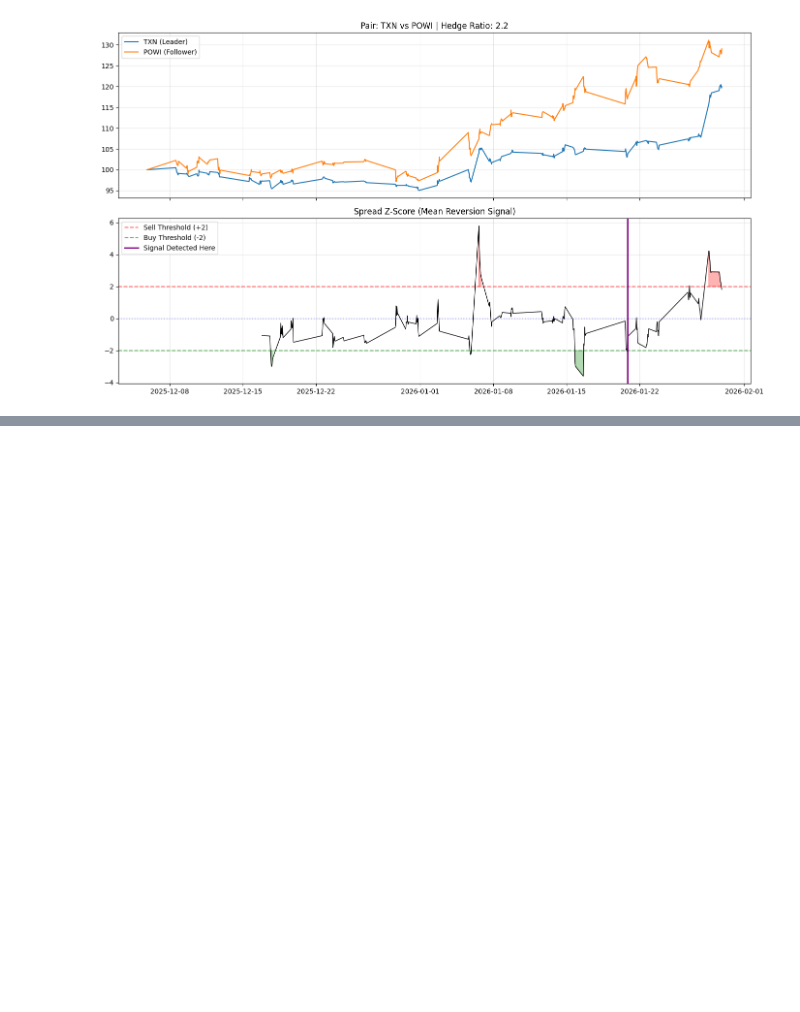
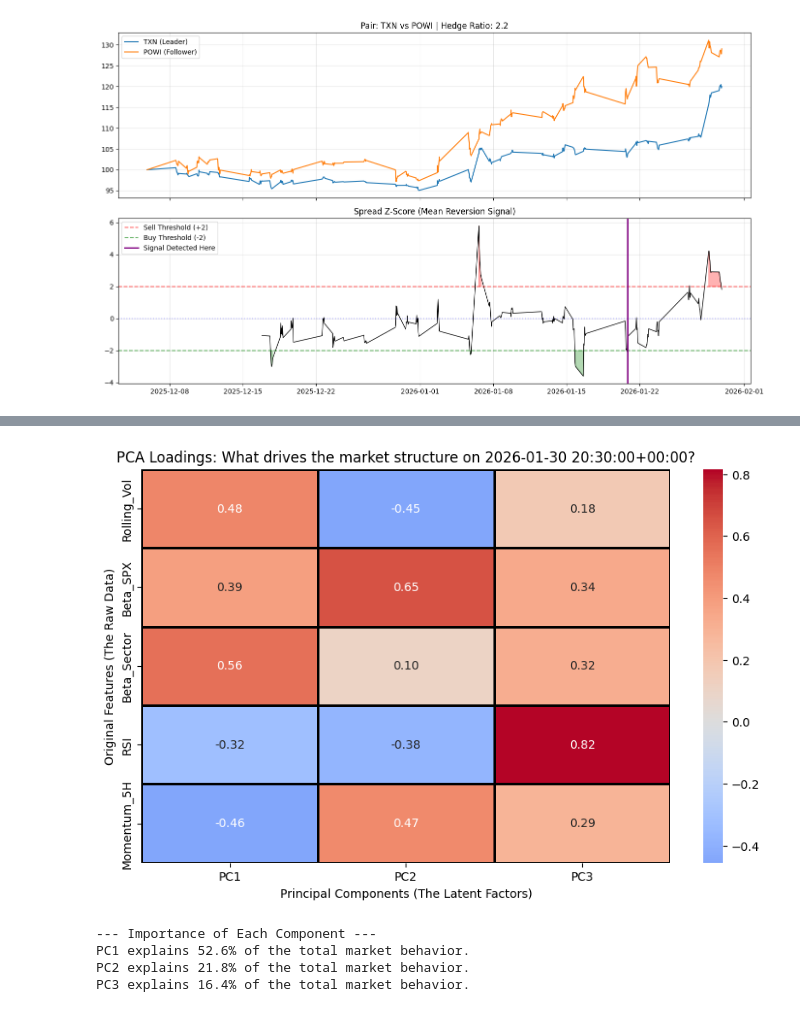
Before and after one commit to jcmcode/pairs, a Jupyter notebook: research/OPTICS.ipynb, the cells around one changed output, grey strips where cells are left out. Cells and saved outputs as stored; diff of their text form; code cells hidden in the pictures; blank space fills up the shorter version.

```diff
--- a/research/OPTICS.ipynb
+++ b/research/OPTICS.ipynb
@@ -646,0 +740,66 @@ Selecting 5 Random Trades from 1944 high-quality candidates...
+# %%
+import seaborn as sns
+import matplotlib.pyplot as plt
+import pandas as pd
+from sklearn.decomposition import PCA
+from sklearn.preprocessing import StandardScaler
+
+def analyze_pca_drivers(ts_df, target_date=None):
+    # 1. Setup Data
+    if target_date is None:
+        target_date = ts_df.index.get_level_values('Datetime').max()
+
+    print(f"--- Deciphering Market Drivers for {target_date} ---")
+
+    # Grab snapshot
+    try:
+        snapshot = ts_df.xs(target_date, level='Datetime').copy()
+    except KeyError:
+        print("Date not found.")
+        return
+
+    # 2. Prepare Data
+    feature_cols = ['Rolling_Vol', 'Beta_SPX', 'Beta_Sector', 'RSI', 'Momentum_5H']
+    X = snapshot[feature_cols].dropna()
+
+    # Scale (Critical for correct loadings)
+    scaler = StandardScaler()
+    X_scaled = scaler.fit_transform(X)
+
+    # 3. Run PCA
+    # We look at the first 2-3 components since they usually hold 80-90% of the info
+    pca = PCA(n_components=3)
+    pca.fit(X_scaled)
+
+    # 4. Extract Loadings (The "Recipe" for each PC)
+    # pca.components_ is shape [n_components, n_features]
+    loadings = pd.DataFrame(
+        pca.components_.T,
+        columns=['PC1', 'PC2', 'PC3'],
+        index=feature_cols
+    )
+
+    # 5. Visualize with a Heatmap
+    plt.figure(figsize=(10, 6))
+    sns.heatmap(
+        loadings,
+        annot=True,
+        cmap='coolwarm',
+        center=0,
+        fmt='.2f',
+        linewidths=1,
+        linecolor='black'
+    )
+    plt.title(f"PCA Loadings: What drives the market structure on {target_date}?")
+    plt.xlabel("Principal Components (The Latent Factors)")
+    plt.ylabel("Original Features (The Raw Data)")
+    plt.show()
+
+    # 6. Explained Variance
+    print("\n--- Importance of Each Component ---")
+    for i, var in enumerate(pca.explained_variance_ratio_):
+        print(f"PC{i+1} explains {var:.1%} of the total market behavior.")
+
+# --- RUN IT ---
+analyze_pca_drivers(ts_df)
+# %% [output]
@@ -646,0 +807,5 @@ Selecting 5 Random Trades from 1944 high-quality candidates...
+[figure, added]
+--- Importance of Each Component ---
+PC1 explains 52.6% of the total market behavior.
+PC2 explains 21.8% of the total market behavior.
+PC3 explains 16.4% of the total market behavior.
```
Also changed, not shown: parts of 4 cells of this notebook.
